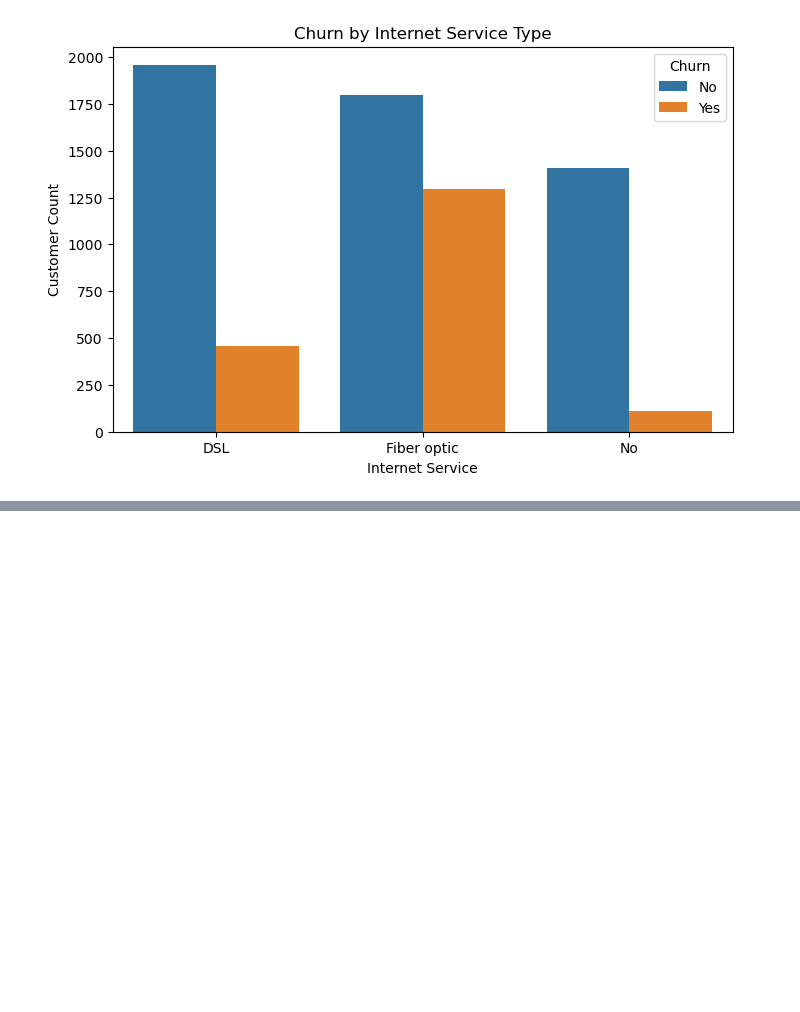
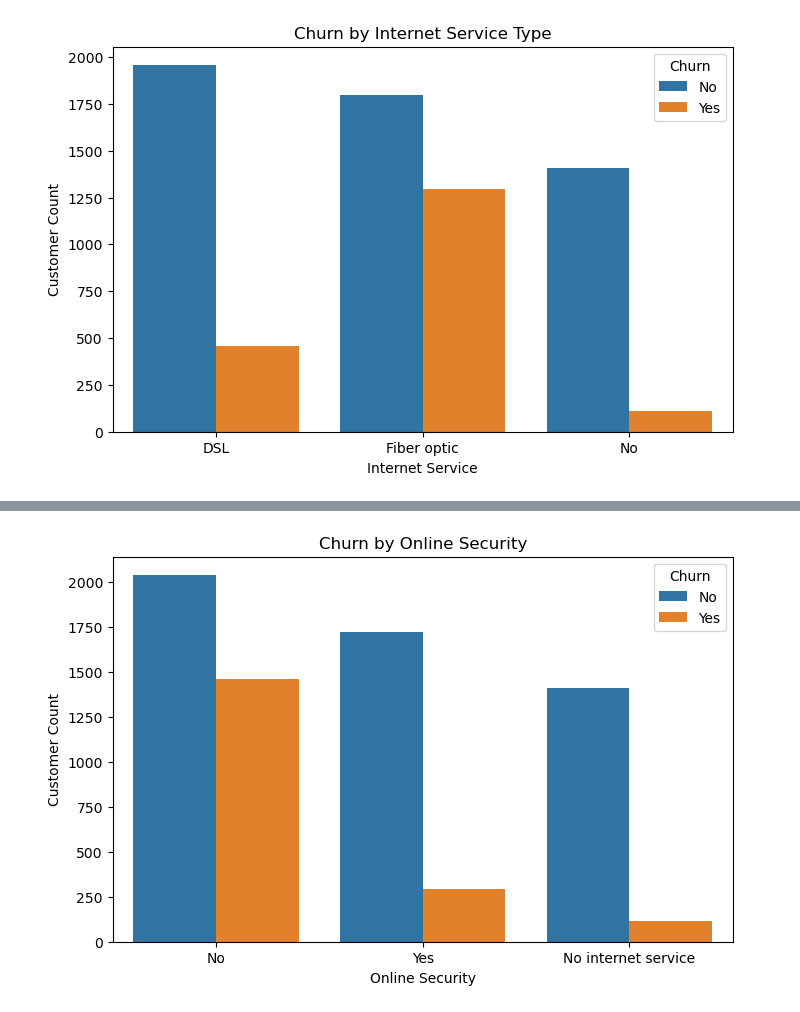
Before and after one commit to PriyanshuYadav000/customer-churn-analysis, a Jupyter notebook: notebooks/01_data_loading_eda.ipynb, the cells around one changed output, grey strips where cells are left out. Cells and saved outputs as stored; diff of their text form; code cells hidden in the pictures; blank space fills up the shorter version.

Commit message:
Analyzed online security and tech support impact on churn

```diff
--- a/notebooks/01_data_loading_eda.ipynb
+++ b/notebooks/01_data_loading_eda.ipynb
@@ -483,0 +498,16 @@ plt.show()
+# %%
+plt.figure(figsize=(8,5))
+
+sns.countplot(
+    data=df,
+    x='OnlineSecurity',
+    hue='Churn'
+)
+
+plt.title('Churn by Online Security')
+plt.xlabel('Online Security')
+plt.ylabel('Customer Count')
+
+plt.show()
+# %% [output]
+[figure, added]
```
Also changed, not shown: parts of 4 cells of this notebook.
